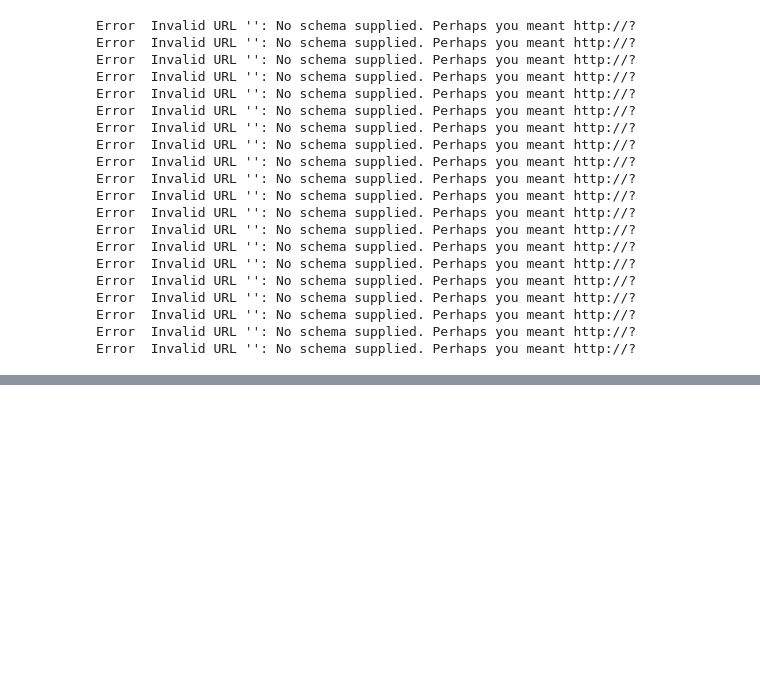
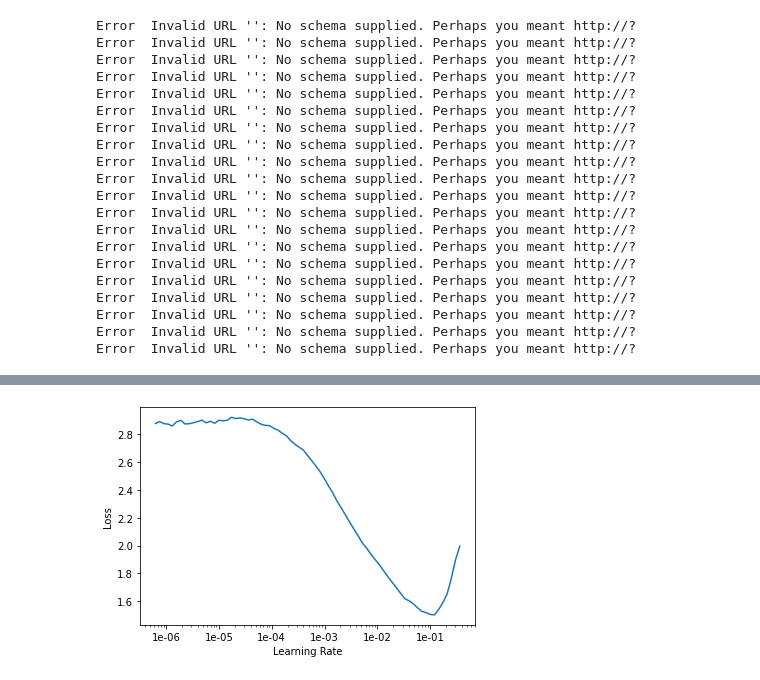
Before and after one commit to wcneill/fastai-homework, a Jupyter notebook: lesson2.ipynb, the cells around one changed output, grey strips where cells are left out. Saved outputs shown, nothing was run; the diff lists cells and outputs as text; code cells hidden in the pictures; blank space fills up the shorter version.

```diff
--- a/lesson2.ipynb
+++ b/lesson2.ipynb
@@ -154,0 +134,2 @@ Subclasses:
+# %%
+learner = cnn_learner(data, models.resnet34, metrics=error_rate)
@@ -154,0 +154,4 @@ Subclasses:
+# %%
+learner.recorder.plot()
+# %% [output]
+[figure, added]
```
Also changed, not shown: parts of 17 cells of this notebook.
